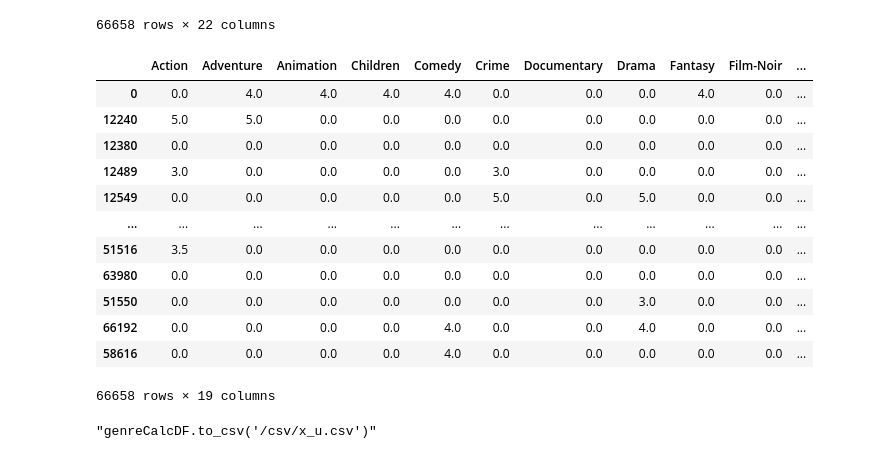
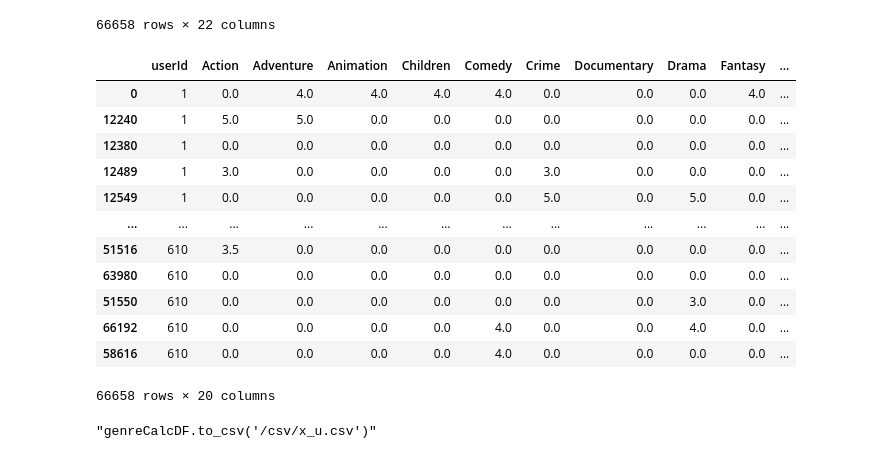
Before and after one commit to sewarslan/final_project, a Jupyter notebook: movie_recommender/data process for nn2.ipynb, the cells around one changed output. Cells and saved outputs as stored; diff of their text form; code cells hidden in the pictures.

```diff
--- a/movie_recommender/data process for nn2.ipynb
+++ b/movie_recommender/data process for nn2.ipynb
@@ -231,0 +280,4 @@ movieDataFrame.iloc[0][22]
+# %%
+pattern = '\((\d{4})\)'
+movieDataFrame['year'] = movieDataFrame.title.str.extract(pattern, expand=False)
+movieDataFrame.drop(columns=['movieId','totalRating','title'], axis=1, inplace=True)
@@ -316,22 +386,22 @@ genreCalcDF
 | 58616 | 610 | 58998 | 4.0 | 0.0 | 0.0 | 0.0 | 0.0 | 4.0 | 0.0 | 0.0 | ... |
 66658 rows × 22 columns
 # %%
-genreCalcDF.drop(columns=['userId','movieId','rating'], axis=1, inplace=True)
+genreCalcDF.drop(columns=['movieId','rating'], axis=1, inplace=True)
 genreCalcDF
 # %% [output]
-|  | Action | Adventure | Animation | Children | Comedy | Crime | Documentary | Drama | Fantasy | Film-Noir | ... |
-| 0 | 0.0 | 4.0 | 4.0 | 4.0 | 4.0 | 0.0 | 0.0 | 0.0 | 4.0 | 0.0 | ... |
-| 12240 | 5.0 | 5.0 | 0.0 | 0.0 | 0.0 | 0.0 | 0.0 | 0.0 | 0.0 | 0.0 | ... |
-| 12380 | 0.0 | 0.0 | 0.0 | 0.0 | 0.0 | 0.0 | 0.0 | 0.0 | 0.0 | 0.0 | ... |
-| 12489 | 3.0 | 0.0 | 0.0 | 0.0 | 0.0 | 3.0 | 0.0 | 0.0 | 0.0 | 0.0 | ... |
-| 12549 | 0.0 | 0.0 | 0.0 | 0.0 | 0.0 | 5.0 | 0.0 | 5.0 | 0.0 | 0.0 | ... |
+|  | userId | Action | Adventure | Animation | Children | Comedy | Crime | Documentary | Drama | Fantasy | ... |
+| 0 | 1 | 0.0 | 4.0 | 4.0 | 4.0 | 4.0 | 0.0 | 0.0 | 0.0 | 4.0 | ... |
+| 12240 | 1 | 5.0 | 5.0 | 0.0 | 0.0 | 0.0 | 0.0 | 0.0 | 0.0 | 0.0 | ... |
+| 12380 | 1 | 0.0 | 0.0 | 0.0 | 0.0 | 0.0 | 0.0 | 0.0 | 0.0 | 0.0 | ... |
+| 12489 | 1 | 3.0 | 0.0 | 0.0 | 0.0 | 0.0 | 3.0 | 0.0 | 0.0 | 0.0 | ... |
+| 12549 | 1 | 0.0 | 0.0 | 0.0 | 0.0 | 0.0 | 5.0 | 0.0 | 5.0 | 0.0 | ... |
 | ... | ... | ... | ... | ... | ... | ... | ... | ... | ... | ... | ... |
-| 51516 | 3.5 | 0.0 | 0.0 | 0.0 | 0.0 | 0.0 | 0.0 | 0.0 | 0.0 | 0.0 | ... |
-| 63980 | 0.0 | 0.0 | 0.0 | 0.0 | 0.0 | 0.0 | 0.0 | 0.0 | 0.0 | 0.0 | ... |
-| 51550 | 0.0 | 0.0 | 0.0 | 0.0 | 0.0 | 0.0 | 0.0 | 3.0 | 0.0 | 0.0 | ... |
-| 66192 | 0.0 | 0.0 | 0.0 | 0.0 | 4.0 | 0.0 | 0.0 | 4.0 | 0.0 | 0.0 | ... |
-| 58616 | 0.0 | 0.0 | 0.0 | 0.0 | 4.0 | 0.0 | 0.0 | 0.0 | 0.0 | 0.0 | ... |
+| 51516 | 610 | 3.5 | 0.0 | 0.0 | 0.0 | 0.0 | 0.0 | 0.0 | 0.0 | 0.0 | ... |
+| 63980 | 610 | 0.0 | 0.0 | 0.0 | 0.0 | 0.0 | 0.0 | 0.0 | 0.0 | 0.0 | ... |
+| 51550 | 610 | 0.0 | 0.0 | 0.0 | 0.0 | 0.0 | 0.0 | 0.0 | 3.0 | 0.0 | ... |
+| 66192 | 610 | 0.0 | 0.0 | 0.0 | 0.0 | 4.0 | 0.0 | 0.0 | 4.0 | 0.0 | ... |
+| 58616 | 610 | 0.0 | 0.0 | 0.0 | 0.0 | 4.0 | 0.0 | 0.0 | 0.0 | 0.0 | ... |
-66658 rows × 19 columns
+66658 rows × 20 columns
 # %%
 """genreCalcDF.to_csv('/csv/x_u.csv')"""
 # %% [output]
```
Also changed, not shown: parts of 12 cells of this notebook, 3 other files.
